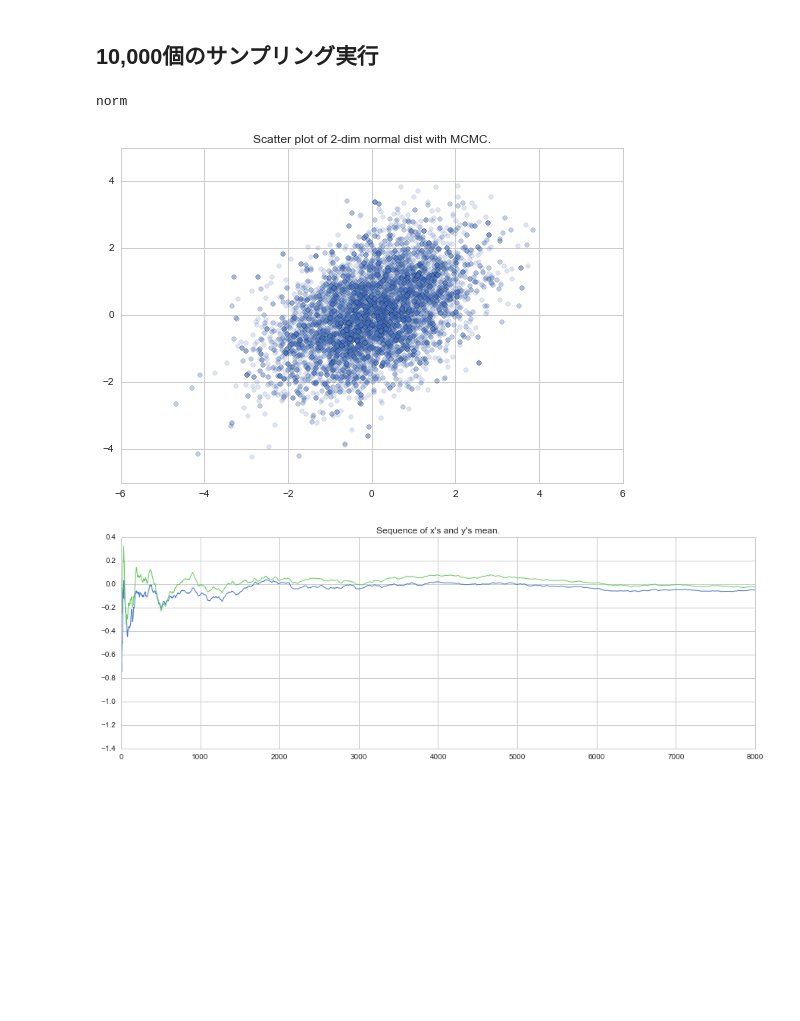
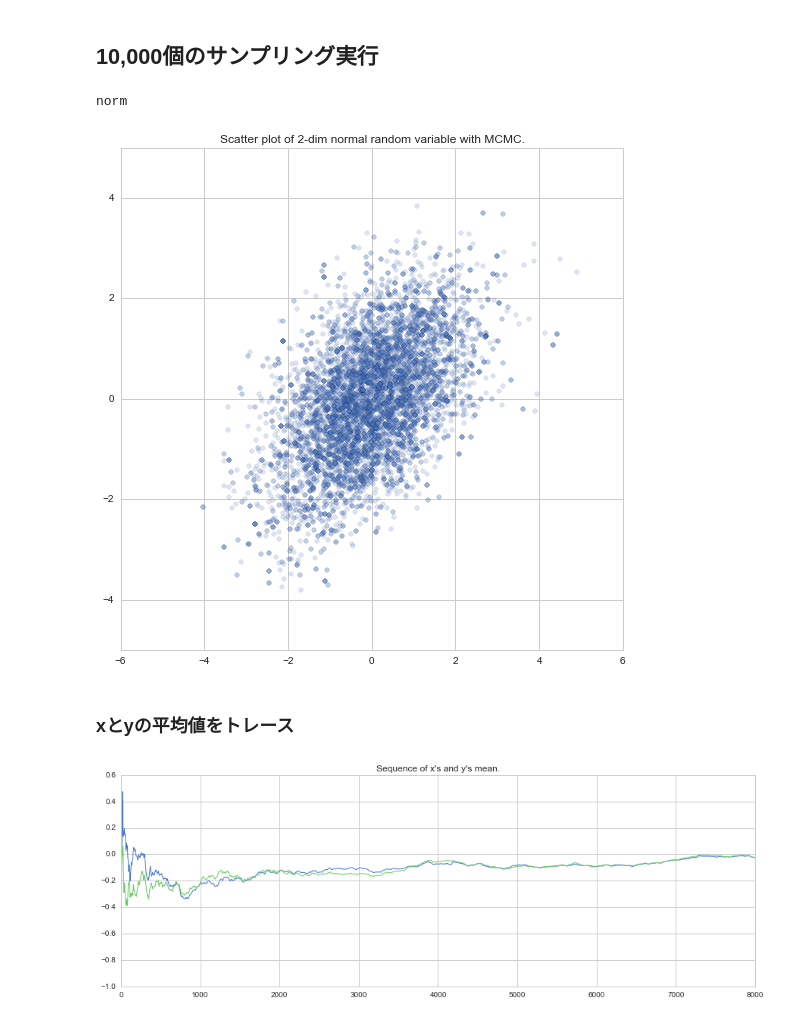
Before and after one commit to matsuken92/Qiita_Contents, a Jupyter notebook: Bayes_chap_04/metropolis-multi-normal.ipynb, the cells around one changed output. Saved outputs shown, nothing was run; the diff lists cells and outputs as text; code cells hidden in the pictures; blank space fills up the shorter version.

```diff
--- a/Bayes_chap_04/metropolis-multi-normal.ipynb
+++ b/Bayes_chap_04/metropolis-multi-normal.ipynb
@@ -21,3 +20,20 @@ def P(x1, x2, b):
     return np.exp(-0.5*(x1**2 - 2*b*x1*x2 + x2**2))
 # %% [markdown]
 ## アニメーションで150個のサンプリングを可視化する
+# %%
+# parameters
+b = 0.5            # 対象分布の共分散
+delta = 1          # 提案分布の標準偏差
+dist_type = "norm" # 提案分布の種別("norm" or "unif")
+print "提案分布の種別:", dist_type
+
+num_frame = 150.   # アニメーションのトータルフレーム数
+
+# サンプリング結果を格納するリスト
+sample = []
+# 1:accept, 0:rejectを格納するリスト
+acc_rej = []
+
+# 初期位置の設定とサンプリング結果リストへの格納
+current = (3, 3)
+sample.append(current)
@@ -23,0 +106,6 @@ def P(x1, x2, b):
+# %%
+fig = plt.figure(figsize=(8,7))
+anim = ani.FuncAnimation(fig, animate, frames=int(num_frame), blit=True)
+anim.save('metropolis_norm.gif', writer='imagemagick', fps=3, dpi=96)
+
+print "Accept ratio:{0:.5f}".format(np.mean(acc_rej))
@@ -106,48 +239,49 @@ sample = []
 
 #initial state
 current = (5, 5)
 sample.append(current)
 
 print dist_type
 
 for i in range(10000):
 
     # candidate of next step
     if dist_type == "norm":
         next = (current[0] + rd.normal(0, delta), current[1] + rd.normal(0, delta))
     else:
         next = (current[0] + rd.uniform(-delta, delta), current[1] + rd.uniform(-delta, delta))
 
     P_prev = P(current[0], current[1], b)
     P_next = P(next[0], next[1], b)
 
     r = P_next/P_prev
 
     if r > 1 or r > rd.uniform(0, 1):
         # 0-1の一様乱数がrより大きい時は状態を更新する。
         current = copy.copy(next)
 
     sample.append(current)
 sample = np.array(sample)
-plt.figure(figsize=(9,6))
+plt.figure(figsize=(9,9))
 plt.scatter(sample[int(len(sample)*0.2):,0], sample[int(len(sample)*0.2):,1], alpha=0.2)
-plt.title("Scatter plot of 2-dim normal dist with MCMC.")
+plt.title("Scatter plot of 2-dim normal random variable with MCMC.")
 plt.show()
 # %% [output]
 norm
-[figure, old version]
+[figure, new version]
+# %% [markdown]
+### xとyの平均値をトレース
 # %%
 ave = [[],[]]
 
-start = len(sample) * 0.2
-for i, d in enumerate(np.array(sample[int(start):])):
+start = int(len(sample) * 0.2)
+for i, d in enumerate(np.array(sample[start:])):
     #print d
-    if i == 0:
-        ave[0].append(float(d[0]))
-        ave[1].append(float(d[1]))
-    else:
-        ave[0].append( (ave[0][i-1]*i + d[0])/float(i+1) )
-        ave[1].append( (ave[1][i-1]*i + d[1])/float(i+1) )
+    for j in range(2):
+        if i == 0:
+            ave[j].append(float(d[j]))
+        else:
+            ave[j].append( (ave[j][i-1]*i + d[j])/float(i+1) )
 
 
 plt.figure(figsize=(15, 5))
@@ -156,4 +290,4 @@ plt.plot(np.array(ave).T, lw=1)
 plt.title("Sequence of x's and y's mean.")
 plt.show()
 # %% [output]
-[figure, old version]
+[figure, new version]
```
Also changed, not shown: parts of 10 cells of this notebook.
